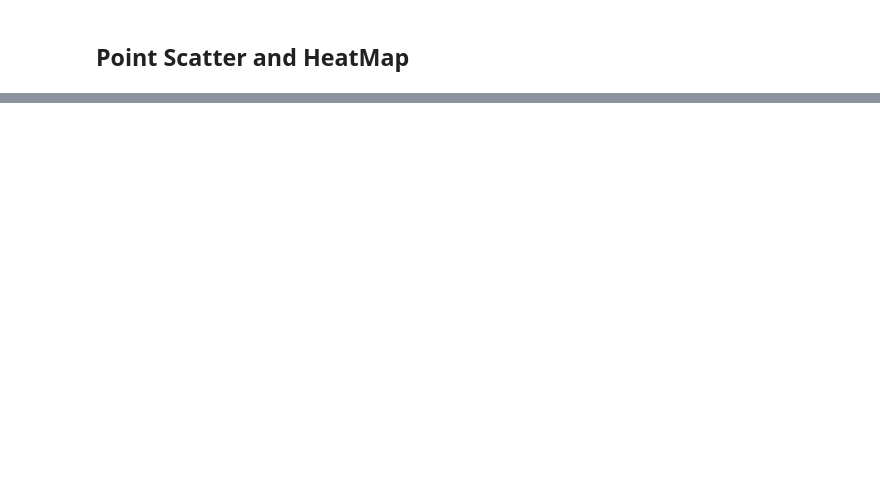
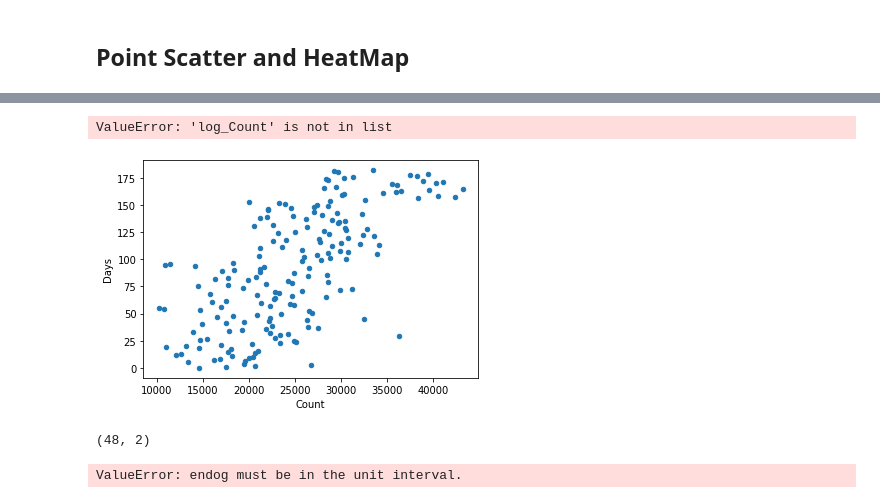
Before and after one commit to pedroalexribeiro/University-SGD, a Jupyter notebook: script.ipynb, the cells around one changed output, grey strips where cells are left out. Cells and saved outputs as stored; diff of their text form; code cells hidden in the pictures; blank space fills up the shorter version.

```diff
--- a/script.ipynb
+++ b/script.ipynb
@@ -229,0 +267,38 @@ avg_rides_per_day
+# %%
+x = uber_14.groupby([(uber_14['Month']), (uber_14['Day'])])['Day'].count()
+data = {
+        'Date' : x.keys().to_numpy(),
+        'Days' : range(1, x.keys().size+1),
+        'Count' : x.values
+}
+
+data['log_days'] = np.log(data['Days'])
+X = data['log_days']
+Y = data['Count']
+F = 'log_Count~log_days'
+
+model = sm.OLS(formula=F,endog=Y,exog=X).fit()
+model.summary()
+# %% [output]
+ValueError: 'log_Count' is not in list
+# %%
+# Fixing variables for Logistic Rregression
+
+x = uber_14.groupby([(uber_14['Month']), (uber_14['Day'])])['Day'].count()
+data = {
+        'Date' : x.keys().to_numpy(),
+        'Days' : range(1, x.keys().size+1),
+        'Count' : x.values
+}
+uber_logistic = pd.DataFrame(data=data)
+uber_logistic.plot(kind='scatter', x='Count', y='Days')
+plot.show()
+# %% [output]
+[figure, added]
+# %%
+# 20% data as test
+train, test = train_test_split(uber_logistic, test_size=0.2)
+train.shape
+#test.shape
+# %% [output]
+(48, 2)
@@ -229,0 +309,8 @@ avg_rides_per_day
+# %%
+model = sm.Logit(y_train,x_train)
+
+res = model.fit()
+
+res.summary()
+# %% [output]
+ValueError: endog must be in the unit interval.
```
Also changed, not shown: parts of 9 cells of this notebook.
